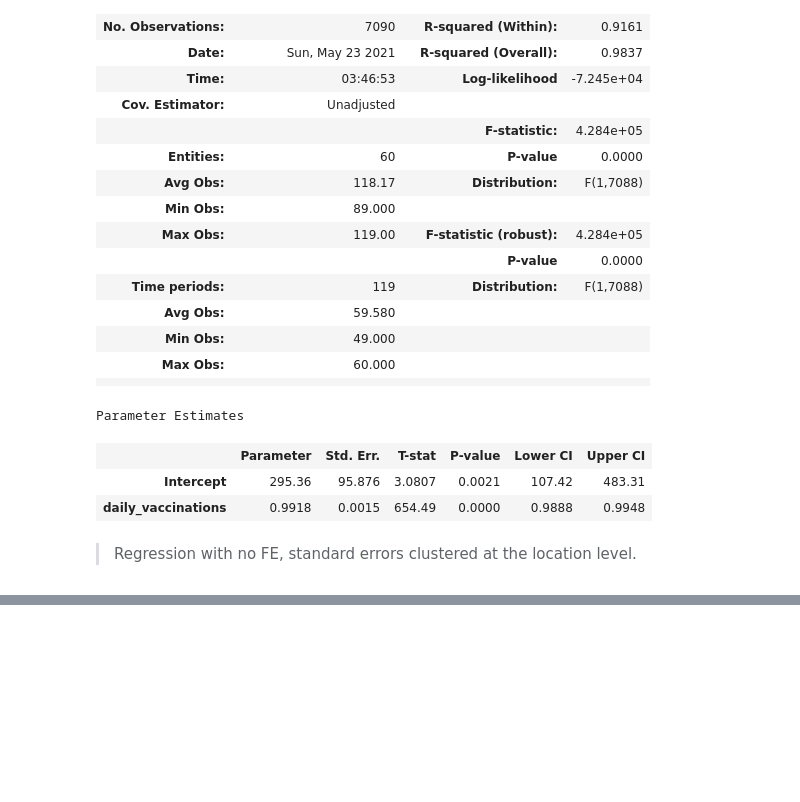
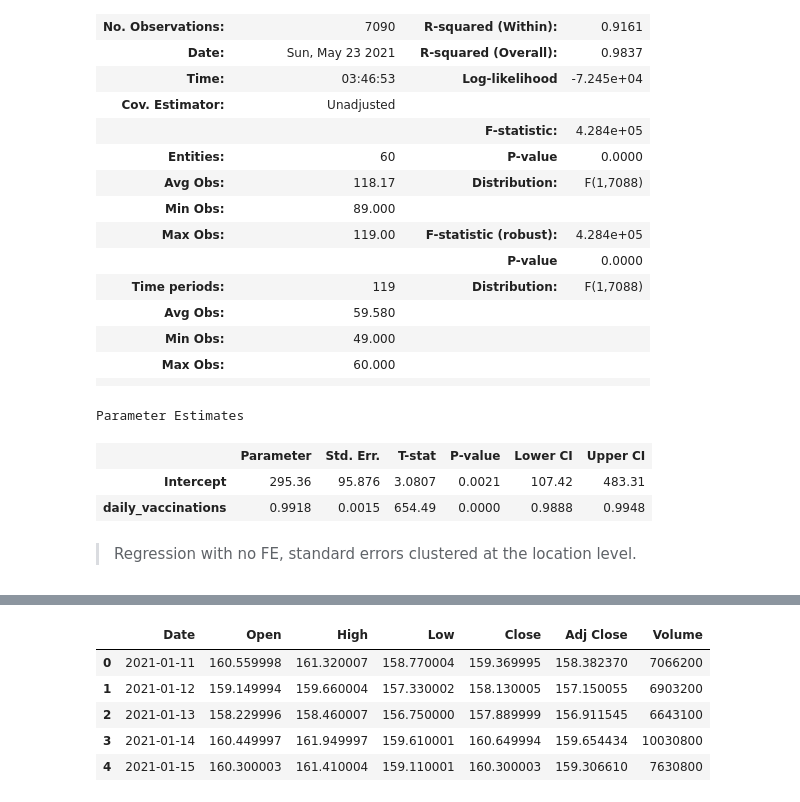
Before and after one commit to juno-yuu/COVID-Vaccine-and-Biotech-industry, a Jupyter notebook: Final_Project.ipynb, the cells around one changed output, grey strips where cells are left out. Drawn from its saved outputs; the diff is of its cells as text; code cells hidden in the pictures; blank space fills up the shorter version.

```diff
--- a/Final_Project.ipynb
+++ b/Final_Project.ipynb
@@ -231,0 +263,13 @@ Parameter Estimates
+# %%
+jnj = pd.read_csv('/content/COVID-Vaccine-and-Biotech-industry/JNJ.csv')
+mrna = pd.read_csv('/content/COVID-Vaccine-and-Biotech-industry/MRNA.csv')
+pfe = pd.read_csv('/content/COVID-Vaccine-and-Biotech-industry/PFE.csv')
+# %%
+jnj.head()
+# %% [output]
+|  | Date | Open | High | Low | Close | Adj Close | Volume |
+| 0 | 2021-01-11 | 160.559998 | 161.320007 | 158.770004 | 159.369995 | 158.382370 | 7066200 |
+| 1 | 2021-01-12 | 159.149994 | 159.660004 | 157.330002 | 158.130005 | 157.150055 | 6903200 |
+| 2 | 2021-01-13 | 158.229996 | 158.460007 | 156.750000 | 157.889999 | 156.911545 | 6643100 |
+| 3 | 2021-01-14 | 160.449997 | 161.949997 | 159.610001 | 160.649994 | 159.654434 | 10030800 |
+| 4 | 2021-01-15 | 160.300003 | 161.410004 | 159.110001 | 160.300003 | 159.306610 | 7630800 |
```
Also changed, not shown: parts of 6 cells of this notebook.
